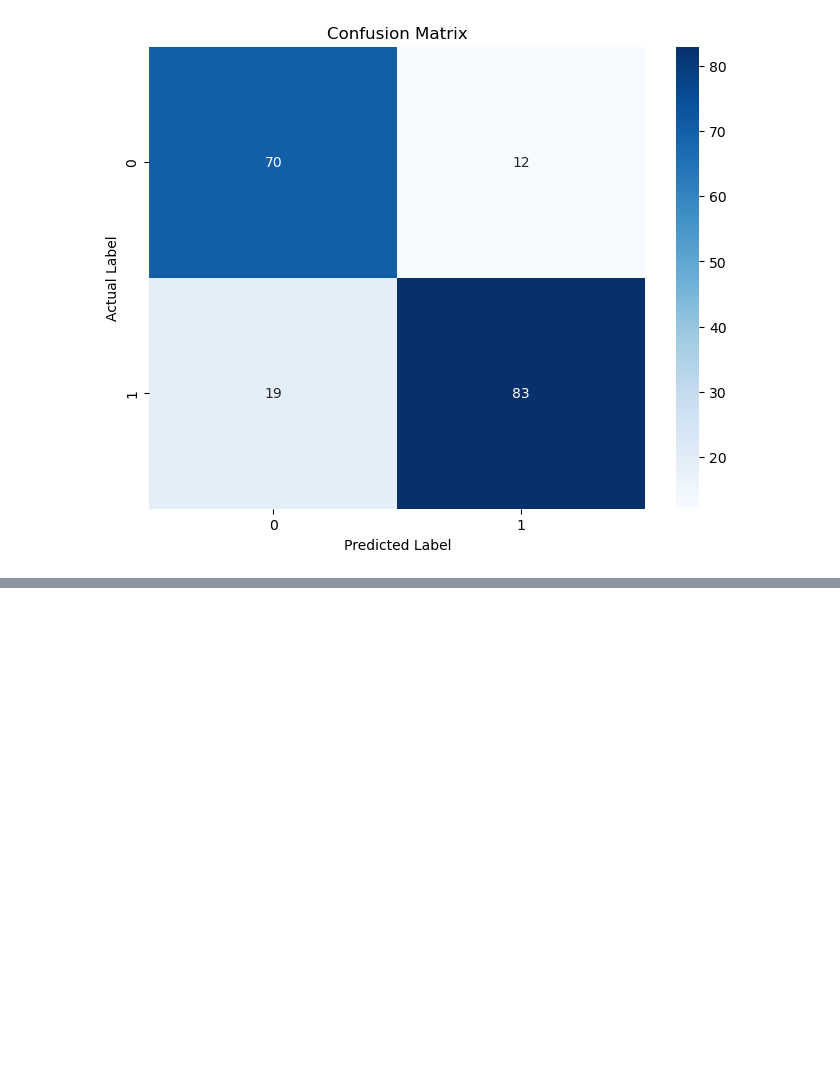
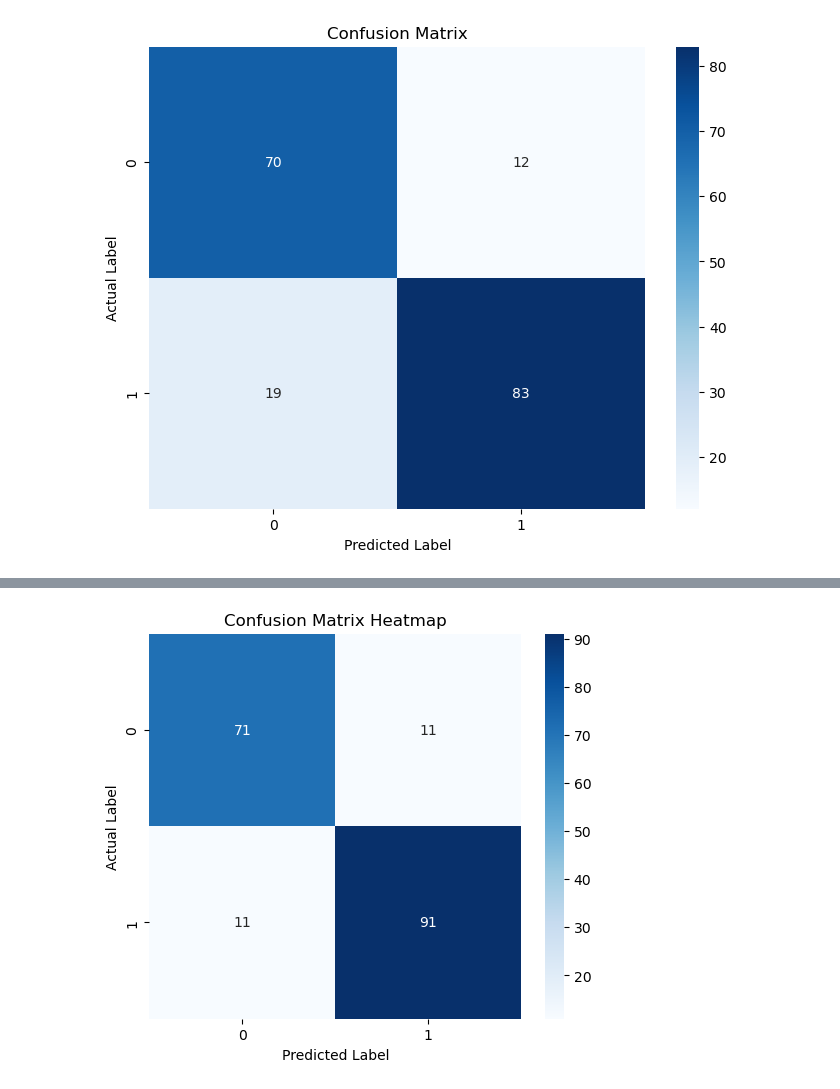
Before and after one commit to Armaritto/Heart-Faliure-Classifier, a Jupyter notebook: DecisionTree.ipynb, the cells around one changed output, grey strips where cells are left out. Cells and saved outputs as stored; diff of their text form; code cells hidden in the pictures; blank space fills up the shorter version.

```diff
--- a/DecisionTree.ipynb
+++ b/DecisionTree.ipynb
@@ -267,0 +270,99 @@ Test F1 Score: 0.8426
+# %%
+import tensorflow as tf
+from tensorflow.keras.models import Sequential
+from tensorflow.keras.layers import Dense
+from tensorflow.keras.optimizers import Adam
+from tensorflow.keras.callbacks import EarlyStopping
+import matplotlib.pyplot as plt
+import seaborn as sns
+
+# Define hyperparameter values to tune and choose best one
+learning_rates = [0.001, 0.0001]         # 0.01 get very harsh curves
+hidden_neurons = [16, 32]
+
+# Track the best model
+best_val_acc = 0
+best_model = None
+best_hyperparams = None
+best_history = None
+
+# Define early stopping to prevent overfitting
+early_stopping = EarlyStopping(monitor='val_loss', patience=5, restore_best_weights=True)
+
+for lr in learning_rates:
+    for neurons in hidden_neurons:
+        print(f"\nTraining model with {neurons} neurons and learning rate {lr}")
+
+        # Dense for fully connected layer and sequential as it goes forward only
+        model = Sequential([
+            Dense(neurons, activation='relu', input_shape=(x_train.shape[1],)),
+            Dense(1, activation='sigmoid')
+        ])
+
+        # Adam is an optimizer using stochastic gradient descent and optimizing learing rate for different parameters
+        optimizer = Adam(learning_rate=lr)
+        model.compile(optimizer=optimizer, loss='binary_crossentropy', metrics=['accuracy'])
+
+        # Train model
+        history = model.fit(x_train, y_train,
+                            epochs=100, batch_size=32,
+                            validation_data=(x_val, y_val),
+                            callbacks=[early_stopping], verbose=0)
+
+        # Evaluate on validation set
+        val_loss, val_acc = model.evaluate(x_val, y_val, verbose=0)
+        print(f"Validation Accuracy: {val_acc:.4f}")
+
+        # Save best model and history based on validation accuracy
+        if val_acc > best_val_acc:
+            best_val_acc = val_acc
+            best_model = model
+            best_hyperparams = (neurons, lr)
+            best_history = history
+
+# Print best model configuration
+best_neurons, best_lr = best_hyperparams
+print(f"\nBest model: {best_neurons} neurons with learning rate {best_lr}")
+
+# Evaluate best model on test set
+test_loss, test_acc = best_model.evaluate(x_test, y_test, verbose=0)
+print(f"\nTest accuracy for best model ({best_neurons} neurons, LR={best_lr}): {test_acc:.4f}")
+
+# Generate Predictions
+y_pred_probs = best_model.predict(x_test)
+y_pred = (y_pred_probs > 0.5).astype(int)  # get label from probability
+
+# Compute F1 Score
+f1 = f1_score(y_test, y_pred)
+print(f"\nF1 Score: {f1:.4f}")
+
+# Generate Confusion Matrix
+conf_matrix = confusion_matrix(y_test, y_pred)
+
+# Plot Confusion Matrix Heatmap
+plt.figure(figsize=(6, 5))
+sns.heatmap(conf_matrix, annot=True, fmt='d', cmap='Blues', xticklabels=["0", "1"], yticklabels=["0", "1"])
+plt.xlabel('Predicted Label')
+plt.ylabel('Actual Label')
+plt.title('Confusion Matrix Heatmap')
+plt.show()
+
+# Plot training history for the best model
+plt.figure(figsize=(12, 4))
+
+plt.subplot(1, 2, 1)
+plt.plot(best_history.history['loss'], label='Train Loss')
+plt.plot(best_history.history['val_loss'], label='Validation Loss')
+plt.xlabel('Epochs')
+plt.ylabel('Loss')
+plt.legend()
+
+plt.subplot(1, 2, 2)
+plt.plot(best_history.history['accuracy'], label='Train Accuracy')
+plt.plot(best_history.history['val_accuracy'], label='Validation Accuracy')
+plt.xlabel('Epochs')
+plt.ylabel('Accuracy')
+plt.legend()
+
+plt.show()
+# %% [output]
@@ -267,0 +387 @@ Test F1 Score: 0.8426
+[figure, added]
```
Also changed, not shown: parts of 2 cells of this notebook.
